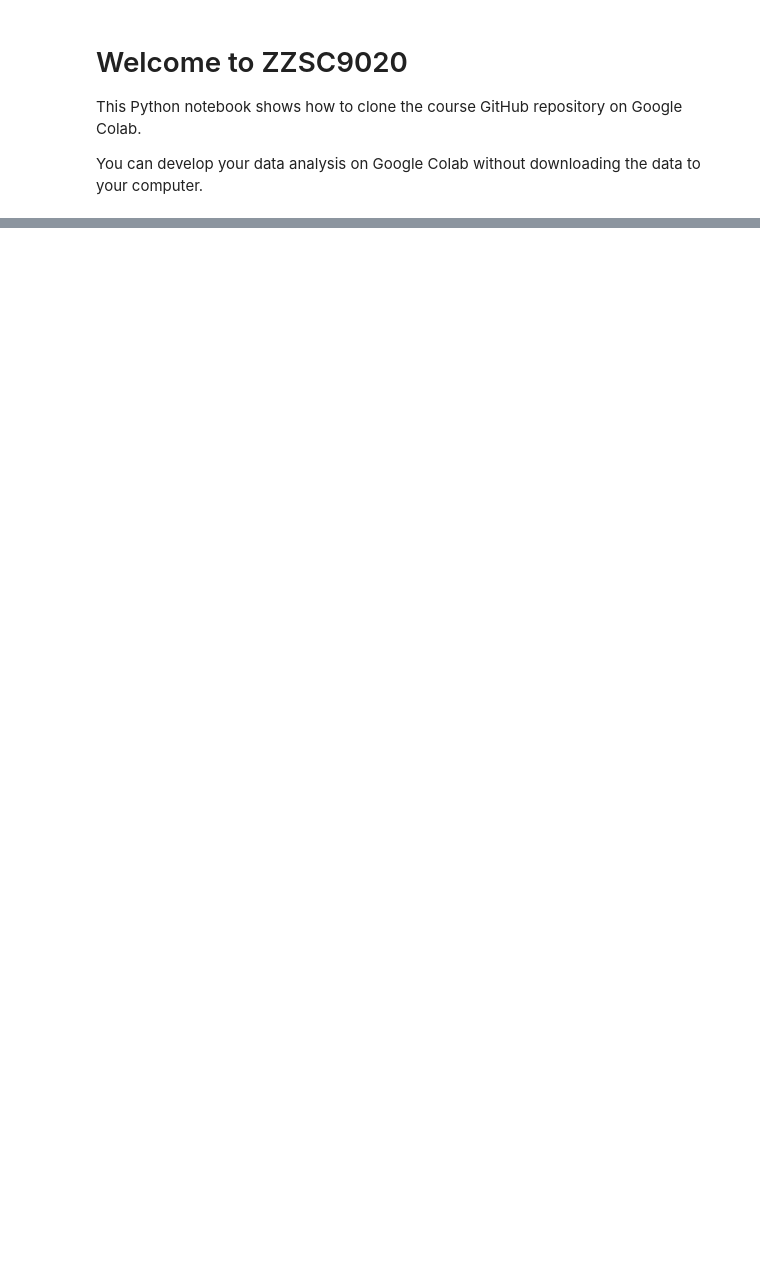
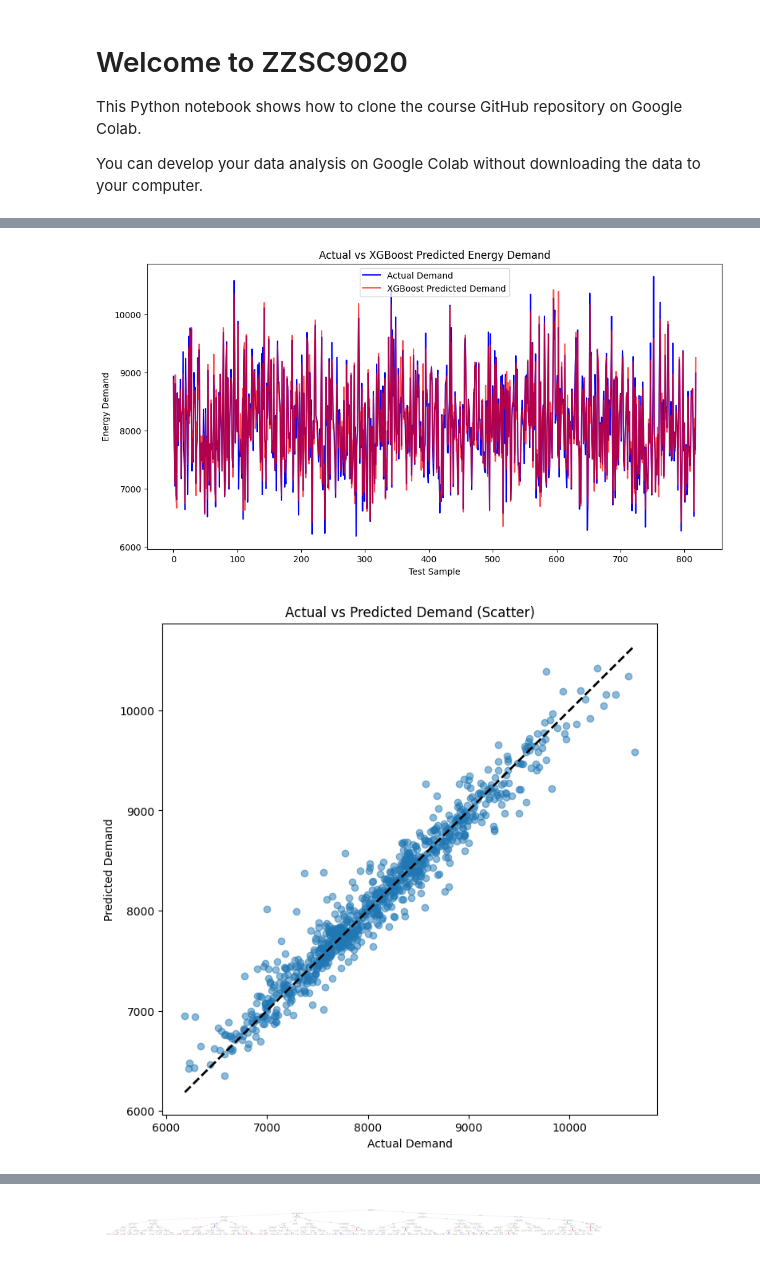
Before and after one commit to t-frank-unsw/zzsc9020-teamc, a Jupyter notebook: LiamXGBoost.ipynb, the cells around one changed output, grey strips where cells are left out. Cells and saved outputs as stored; diff of their text form; code cells hidden in the pictures; blank space fills up the shorter version.

```diff
--- a/LiamXGBoost.ipynb
+++ b/LiamXGBoost.ipynb
@@ -520,26 +536,29 @@ XGBoost R2: 0.9624
 # %%
 # Plot actual vs predicted
 plt.figure(figsize=(12, 6))
 plt.plot(y_test, label='Actual Demand', color='blue')
-plt.plot(y_pred, label='Predicted Demand', color='red', alpha=0.7)
-plt.title('Actual vs Predicted Energy Demand')
+plt.plot(pred_test, label='XGBoost Predicted Demand', color='red', alpha=0.7)
+plt.title('Actual vs XGBoost Predicted Energy Demand')
 plt.xlabel('Test Sample')
 plt.ylabel('Energy Demand')
 plt.legend()
 plt.show()
 
 # Scatter plot of actual vs predicted
 
 plt.figure(figsize=(8, 8))
-plt.scatter(y_test, y_pred, alpha=0.5)
+plt.scatter(y_test, pred_test, alpha=0.5)
 plt.plot([y_test.min(), y_test.max()], [y_test.min(), y_test.max()], 'k--', lw=2)
 plt.xlabel('Actual Demand')
 plt.ylabel('Predicted Demand')
 plt.title('Actual vs Predicted Demand (Scatter)')
 plt.show()
 
 # Feature importance plot
-xgb.plot_importance(best_model)
+xgb.plot_importance(best_model, max_num_features=20)
 # Tree plot with higher resolution
 xgb.plot_tree(best_model, num_trees=0)
 plt.savefig("xgboost-plots/xgboost_tree.png", dpi=1200, bbox_inches='tight')
+# %% [output]
+[figure, added]
+[figure, added]
@@ -545,0 +566 @@ plt.savefig("xgboost-plots/xgboost_tree.png", dpi=1200, bbox_inches='tight')
+[figure, added]
```
Also changed, not shown: parts of 6 cells of this notebook, 1 other file.
